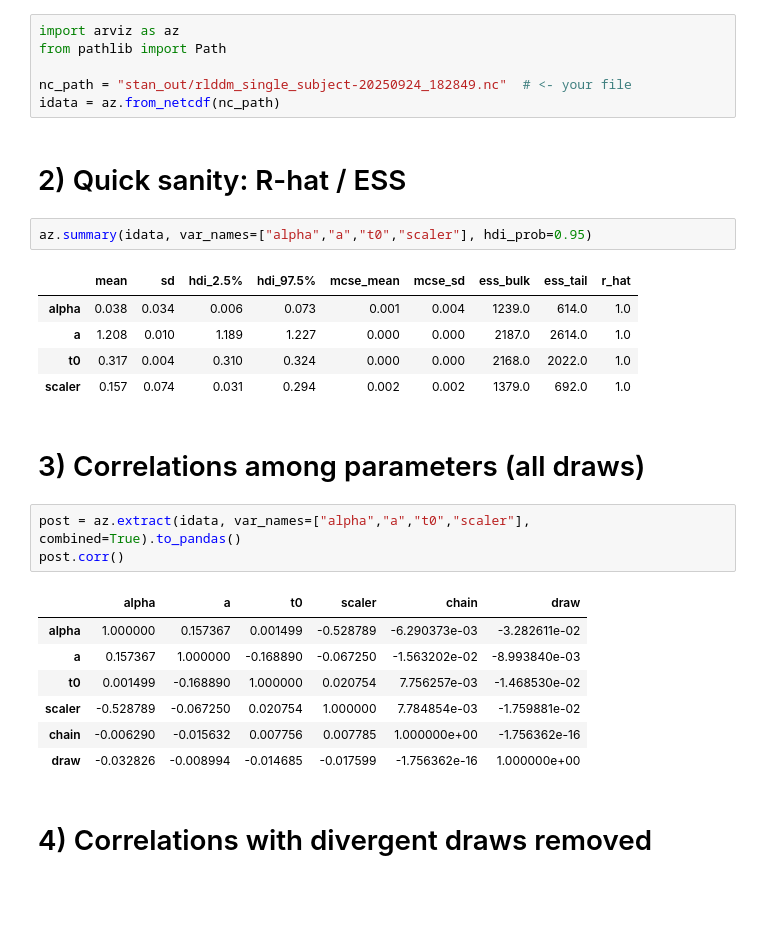
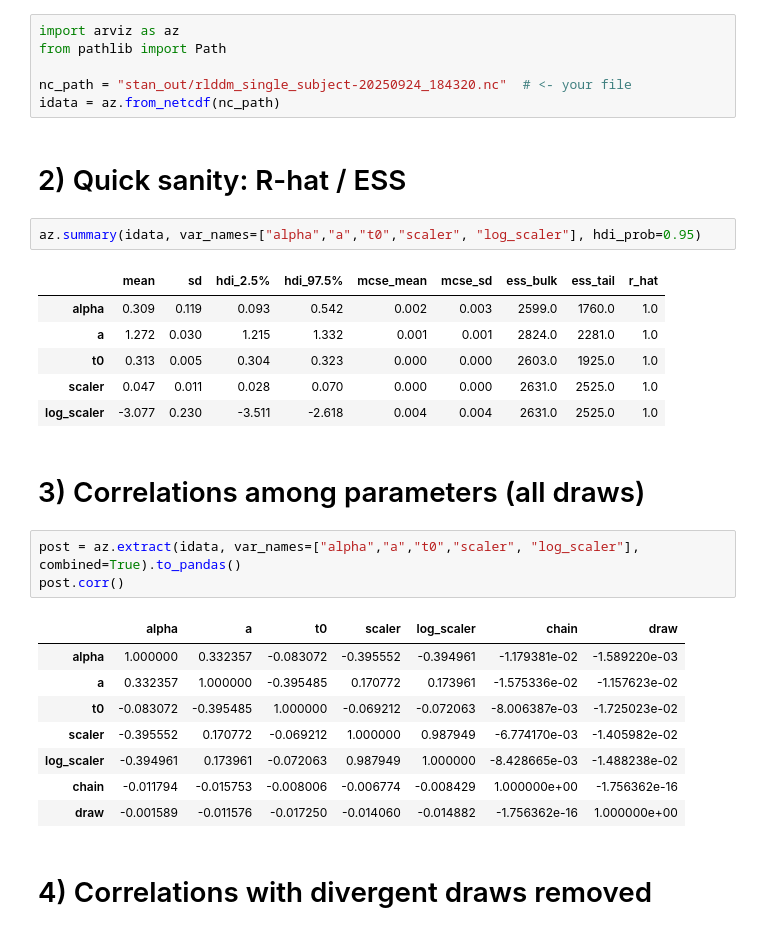
Before and after one commit to jungsunyoo/tst-stan, a Jupyter notebook: posterior chceck.ipynb, the cells around one changed output. Saved outputs shown, nothing was run; the diff lists cells and outputs as text; blank space fills up the shorter version.

```diff
--- a/posterior chceck.ipynb
+++ b/posterior chceck.ipynb
@@ -22,31 +22,33 @@ import pickle
 import arviz as az
 from pathlib import Path
 
-nc_path = "stan_out/rlddm_single_subject-20250924_182849.nc"  # <- your file
+nc_path = "stan_out/rlddm_single_subject-20250924_184320.nc"  # <- your file
 idata = az.from_netcdf(nc_path)
 # %% [markdown]
 # 2) Quick sanity: R-hat / ESS
 # %%
-az.summary(idata, var_names=["alpha","a","t0","scaler"], hdi_prob=0.95)
+az.summary(idata, var_names=["alpha","a","t0","scaler", "log_scaler"], hdi_prob=0.95)
 # %% [output]
 |  | mean | sd | hdi_2.5% | hdi_97.5% | mcse_mean | mcse_sd | ess_bulk | ess_tail | r_hat |
-| alpha | 0.038 | 0.034 | 0.006 | 0.073 | 0.001 | 0.004 | 1239.0 | 614.0 | 1.0 |
-| a | 1.208 | 0.010 | 1.189 | 1.227 | 0.000 | 0.000 | 2187.0 | 2614.0 | 1.0 |
-| t0 | 0.317 | 0.004 | 0.310 | 0.324 | 0.000 | 0.000 | 2168.0 | 2022.0 | 1.0 |
-| scaler | 0.157 | 0.074 | 0.031 | 0.294 | 0.002 | 0.002 | 1379.0 | 692.0 | 1.0 |
+| alpha | 0.309 | 0.119 | 0.093 | 0.542 | 0.002 | 0.003 | 2599.0 | 1760.0 | 1.0 |
+| a | 1.272 | 0.030 | 1.215 | 1.332 | 0.001 | 0.001 | 2824.0 | 2281.0 | 1.0 |
+| t0 | 0.313 | 0.005 | 0.304 | 0.323 | 0.000 | 0.000 | 2603.0 | 1925.0 | 1.0 |
+| scaler | 0.047 | 0.011 | 0.028 | 0.070 | 0.000 | 0.000 | 2631.0 | 2525.0 | 1.0 |
+| log_scaler | -3.077 | 0.230 | -3.511 | -2.618 | 0.004 | 0.004 | 2631.0 | 2525.0 | 1.0 |
 # %% [markdown]
 # 3) Correlations among parameters (all draws)
 # %%
-post = az.extract(idata, var_names=["alpha","a","t0","scaler"], combined=True).to_pandas()
+post = az.extract(idata, var_names=["alpha","a","t0","scaler", "log_scaler"], combined=True).to_pandas()
 post.corr()
 # %% [output]
-|  | alpha | a | t0 | scaler | chain | draw |
-| alpha | 1.000000 | 0.157367 | 0.001499 | -0.528789 | -6.290373e-03 | -3.282611e-02 |
-| a | 0.157367 | 1.000000 | -0.168890 | -0.067250 | -1.563202e-02 | -8.993840e-03 |
-| t0 | 0.001499 | -0.168890 | 1.000000 | 0.020754 | 7.756257e-03 | -1.468530e-02 |
-| scaler | -0.528789 | -0.067250 | 0.020754 | 1.000000 | 7.784854e-03 | -1.759881e-02 |
-| chain | -0.006290 | -0.015632 | 0.007756 | 0.007785 | 1.000000e+00 | -1.756362e-16 |
-| draw | -0.032826 | -0.008994 | -0.014685 | -0.017599 | -1.756362e-16 | 1.000000e+00 |
+|  | alpha | a | t0 | scaler | log_scaler | chain | draw |
+| alpha | 1.000000 | 0.332357 | -0.083072 | -0.395552 | -0.394961 | -1.179381e-02 | -1.589220e-03 |
+| a | 0.332357 | 1.000000 | -0.395485 | 0.170772 | 0.173961 | -1.575336e-02 | -1.157623e-02 |
+| t0 | -0.083072 | -0.395485 | 1.000000 | -0.069212 | -0.072063 | -8.006387e-03 | -1.725023e-02 |
+| scaler | -0.395552 | 0.170772 | -0.069212 | 1.000000 | 0.987949 | -6.774170e-03 | -1.405982e-02 |
+| log_scaler | -0.394961 | 0.173961 | -0.072063 | 0.987949 | 1.000000 | -8.428665e-03 | -1.488238e-02 |
+| chain | -0.011794 | -0.015753 | -0.008006 | -0.006774 | -0.008429 | 1.000000e+00 | -1.756362e-16 |
+| draw | -0.001589 | -0.011576 | -0.017250 | -0.014060 | -0.014882 | -1.756362e-16 | 1.000000e+00 |
 # %% [markdown]
 # 4) Correlations with divergent draws removed
 # %%
```
Also changed, not shown: parts of 3 cells of this notebook, 17 other files.
